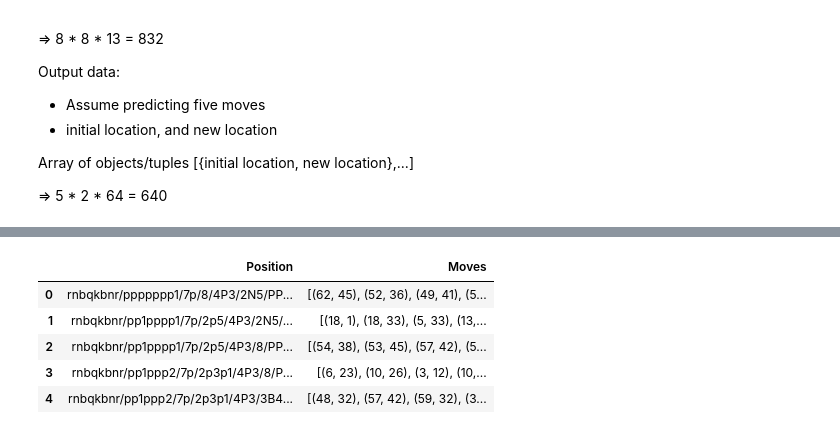
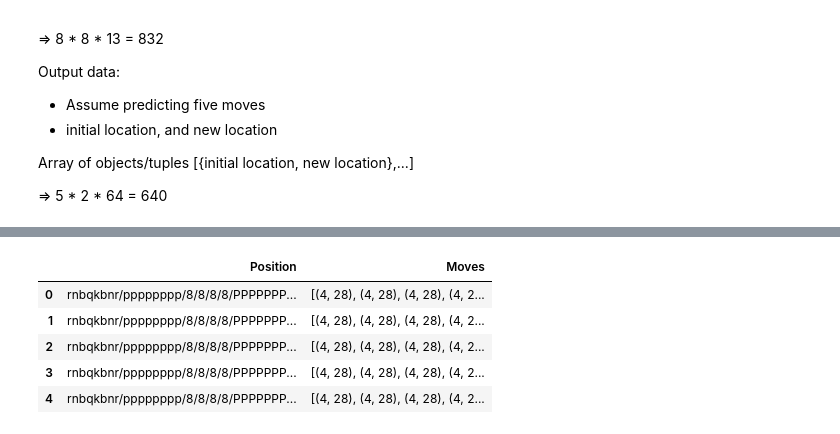
Before and after one commit to hari96k/chess-evaluation, a Jupyter notebook: Chess_Testing.ipynb, the cells around one changed output, grey strips where cells are left out. Drawn from its saved outputs; the diff is of its cells as text; code cells hidden in the pictures.

```diff
--- a/Chess_Testing.ipynb
+++ b/Chess_Testing.ipynb
@@ -213,12 +209,12 @@ interpret_pred(p)
 # %%
-df=pd.read_csv('drive/My Drive/Chess/train.csv')
+df=pd.read_csv('drive/My Drive/Chess/train2.csv')
 
 df.head()
 # %% [output]
 |  | Position | Moves |
-| 0 | rnbqkbnr/ppppppp1/7p/8/4P3/2N5/PP... | [(62, 45), (52, 36), (49, 41), (5... |
-| 1 | rnbqkbnr/pp1pppp1/7p/2p5/4P3/2N5/... | [(18, 1), (18, 33), (5, 33), (13,... |
-| 2 | rnbqkbnr/pp1pppp1/7p/2p5/4P3/8/PP... | [(54, 38), (53, 45), (57, 42), (5... |
-| 3 | rnbqkbnr/pp1ppp2/7p/2p3p1/4P3/8/P... | [(6, 23), (10, 26), (3, 12), (10,... |
-| 4 | rnbqkbnr/pp1ppp2/7p/2p3p1/4P3/3B4... | [(48, 32), (57, 42), (59, 32), (3... |
+| 0 | rnbqkbnr/pppppppp/8/8/8/8/PPPPPPP... | [(4, 28), (4, 28), (4, 28), (4, 2... |
+| 1 | rnbqkbnr/pppppppp/8/8/8/8/PPPPPPP... | [(4, 28), (4, 28), (4, 28), (4, 2... |
+| 2 | rnbqkbnr/pppppppp/8/8/8/8/PPPPPPP... | [(4, 28), (4, 28), (4, 28), (4, 2... |
+| 3 | rnbqkbnr/pppppppp/8/8/8/8/PPPPPPP... | [(4, 28), (4, 28), (4, 28), (4, 2... |
+| 4 | rnbqkbnr/pppppppp/8/8/8/8/PPPPPPP... | [(4, 28), (4, 28), (4, 28), (4, 2... |
 # %%
```
Also changed, not shown: parts of 10 cells of this notebook.
